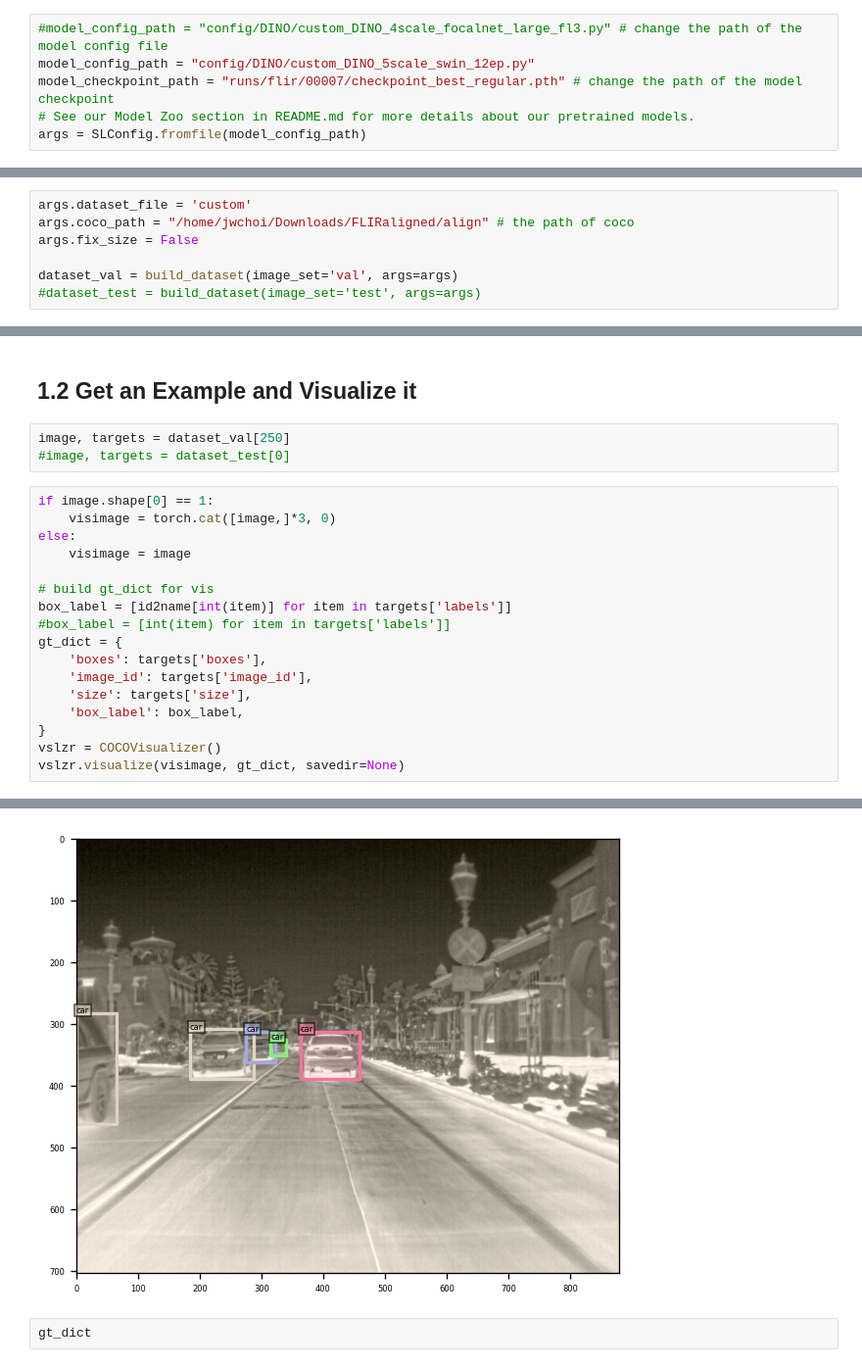
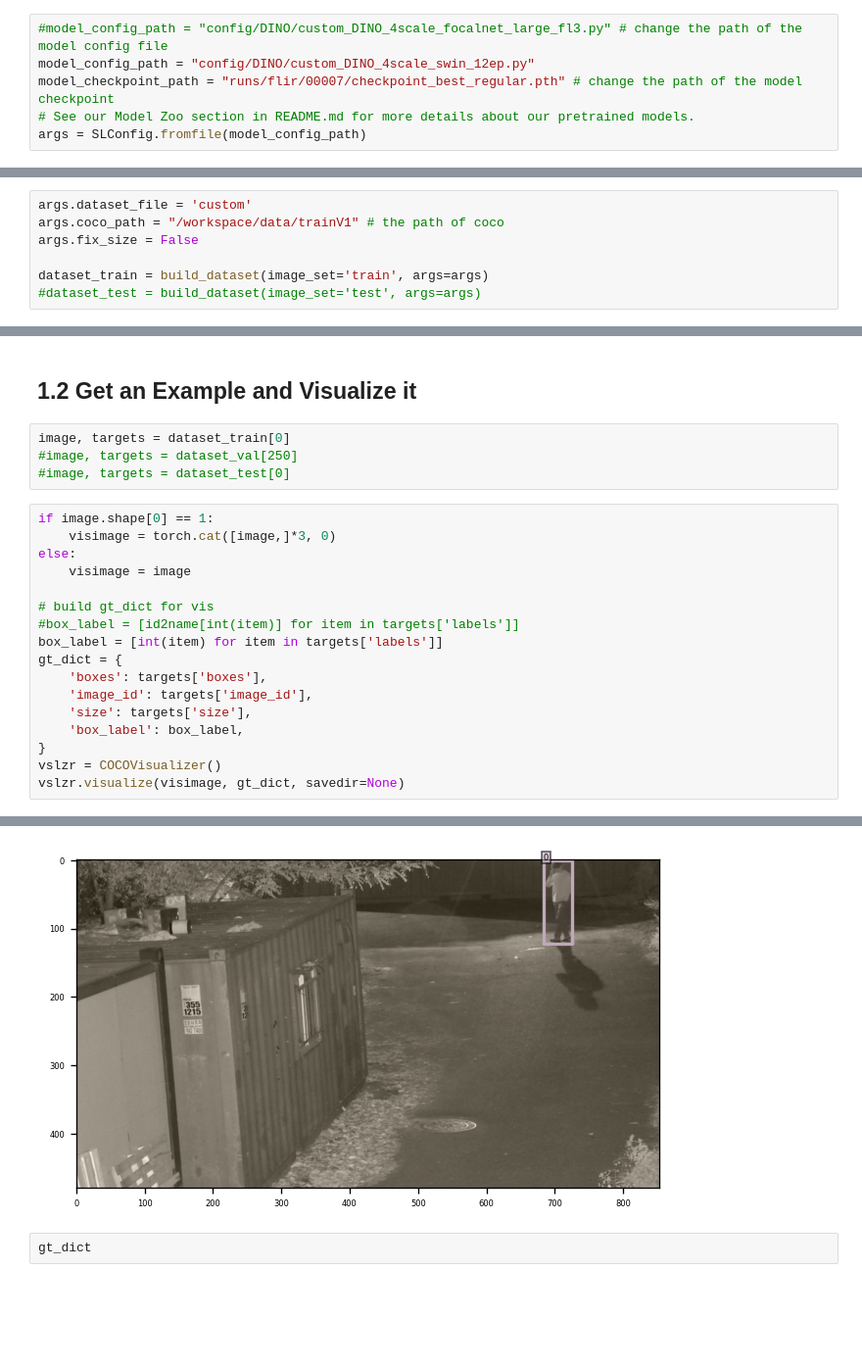
Before and after one commit to JS-Lee525/maicon-final, a Jupyter notebook: dino-jwc.ipynb, the cells around one changed output, grey strips where cells are left out. Shown at 98% size. Cells and saved outputs as stored; diff of their text form; blank space fills up the shorter version.

```diff
--- a/dino-jwc.ipynb
+++ b/dino-jwc.ipynb
@@ -24,7 +24,7 @@ os.environ["CUDA_VISIBLE_DEVICES"] = "1"
 # 0. Initialize and Load Pre-trained Models
 # %%
 #model_config_path = "config/DINO/custom_DINO_4scale_focalnet_large_fl3.py" # change the path of the model config file
-model_config_path = "config/DINO/custom_DINO_5scale_swin_12ep.py"
+model_config_path = "config/DINO/custom_DINO_4scale_swin_12ep.py"
 model_checkpoint_path = "runs/flir/00007/checkpoint_best_regular.pth" # change the path of the model checkpoint
 # See our Model Zoo section in README.md for more details about our pretrained models.
 args = SLConfig.fromfile(model_config_path)
@@ -46,10 +46,10 @@ with open('util/coco_id2name.json') as f:
 ## 1.1 Load Datasets
 # %%
 args.dataset_file = 'custom'
-args.coco_path = "/home/jwchoi/Downloads/FLIRaligned/align" # the path of coco
+args.coco_path = "/workspace/data/trainV1" # the path of coco
 args.fix_size = False
 
-dataset_val = build_dataset(image_set='val', args=args)
+dataset_train = build_dataset(image_set='train', args=args)
 #dataset_test = build_dataset(image_set='test', args=args)
 # %% [output]
 data_aug_params: {
@@ -92,7 +92,8 @@ id2name = [x['name'] for x in lookup]
 # %% [markdown]
 ## 1.2 Get an Example and Visualize it
 # %%
-image, targets = dataset_val[250]
+image, targets = dataset_train[0]
+#image, targets = dataset_val[250]
 #image, targets = dataset_test[0]
 # %%
 if image.shape[0] == 1:
@@ -101,8 +102,8 @@ else:
     visimage = image
 
 # build gt_dict for vis
-box_label = [id2name[int(item)] for item in targets['labels']]
-#box_label = [int(item) for item in targets['labels']]
+#box_label = [id2name[int(item)] for item in targets['labels']]
+box_label = [int(item) for item in targets['labels']]
 gt_dict = {
     'boxes': targets['boxes'],
     'image_id': targets['image_id'],
@@ -116,4 +116,4 @@ Clipping input data to the valid range for imshow with RGB data ([0..1] for floa
-[figure, old version]
+[figure, new version]
 # %%
 gt_dict
 # %% [output]
```
Also changed, not shown: parts of 3 cells of this notebook, 2 other files.
